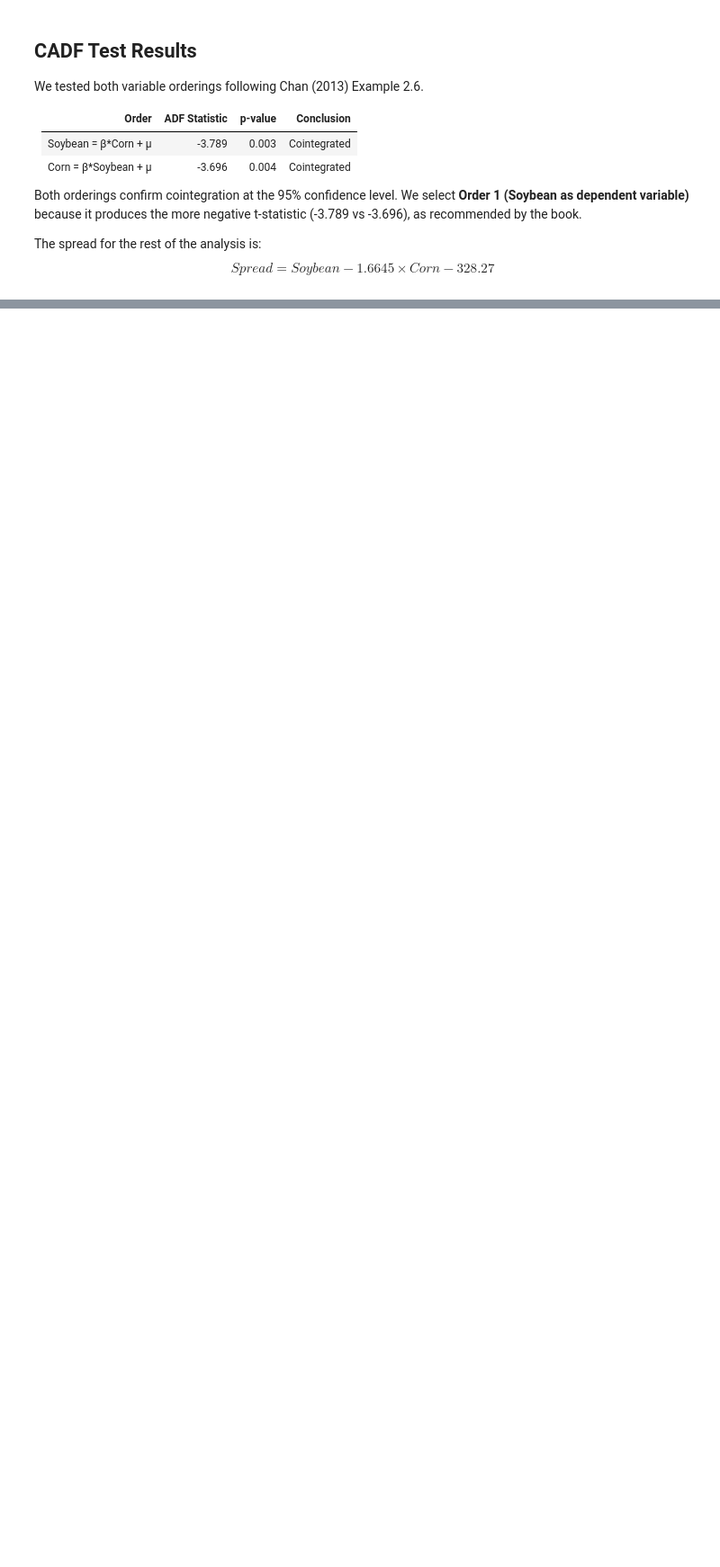
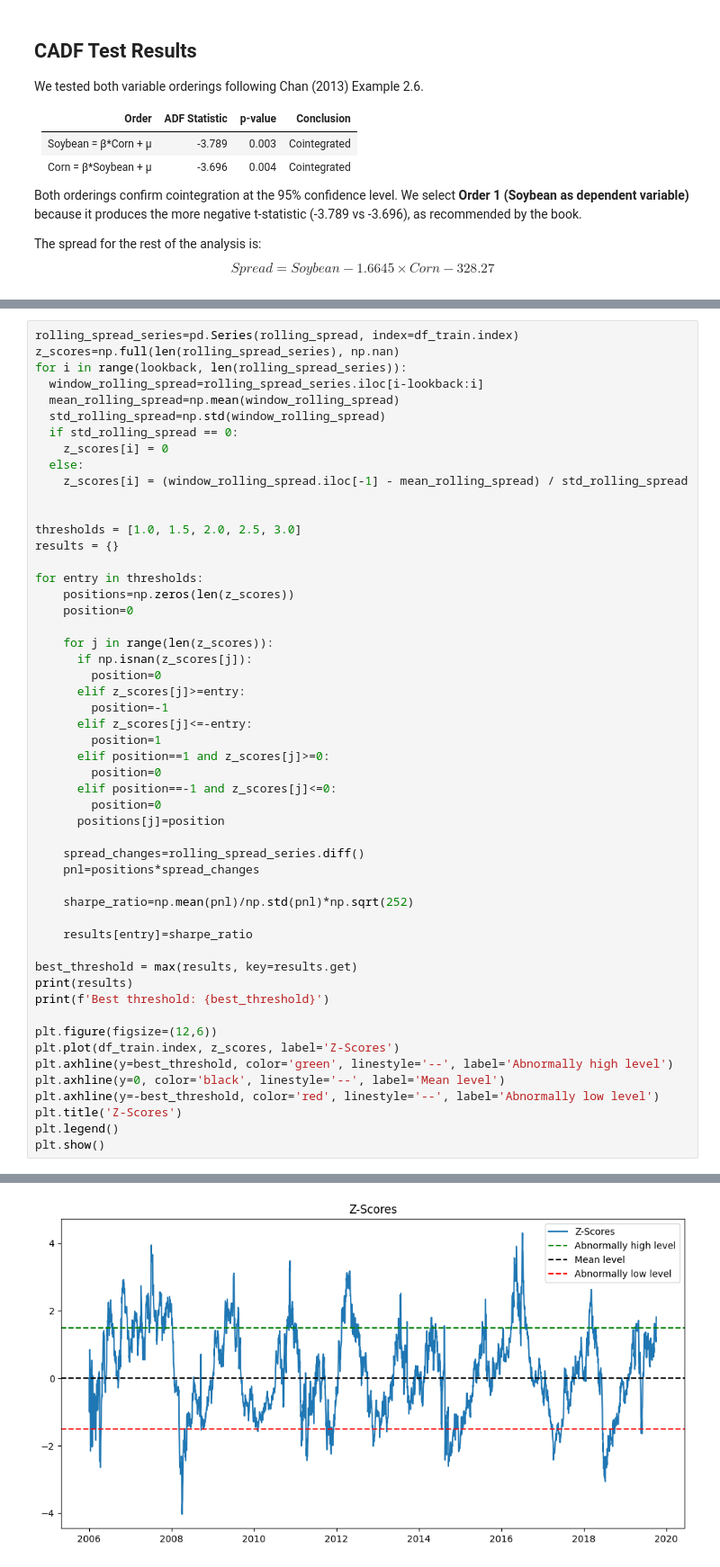
Before and after one commit to wiktorgrocholewski/Spring2026-TIC, a Jupyter notebook: 6_mean_reversion_strategy/strategy_Artem.ipynb, the cells around one changed output, grey strips where cells are left out. Shown at 90% size. Cells and saved outputs as stored; diff of their text form; blank space fills up the shorter version.

Commit message:
mean_reversion_strategy

```diff
--- a/6_mean_reversion_strategy/strategy_Artem.ipynb
+++ b/6_mean_reversion_strategy/strategy_Artem.ipynb
@@ -150,0 +216,53 @@ $$Spread = Soybean - 1.6645 \times Corn - 328.27$$
+# %%
+rolling_spread_series=pd.Series(rolling_spread, index=df_train.index)
+z_scores=np.full(len(rolling_spread_series), np.nan)
+for i in range(lookback, len(rolling_spread_series)):
+  window_rolling_spread=rolling_spread_series.iloc[i-lookback:i]
+  mean_rolling_spread=np.mean(window_rolling_spread)
+  std_rolling_spread=np.std(window_rolling_spread)
+  if std_rolling_spread == 0:
+    z_scores[i] = 0
+  else:
+    z_scores[i] = (window_rolling_spread.iloc[-1] - mean_rolling_spread) / std_rolling_spread
+
+
+thresholds = [1.0, 1.5, 2.0, 2.5, 3.0]
+results = {}
+
+for entry in thresholds:
+    positions=np.zeros(len(z_scores))
+    position=0
+
+    for j in range(len(z_scores)):
+      if np.isnan(z_scores[j]):
+        position=0
+      elif z_scores[j]>=entry:
+        position=-1
+      elif z_scores[j]<=-entry:
+        position=1
+      elif position==1 and z_scores[j]>=0:
+        position=0
+      elif position==-1 and z_scores[j]<=0:
+        position=0
+      positions[j]=position
+
+    spread_changes=rolling_spread_series.diff()
+    pnl=positions*spread_changes
+
+    sharpe_ratio=np.mean(pnl)/np.std(pnl)*np.sqrt(252)
+
+    results[entry]=sharpe_ratio
+
+best_threshold = max(results, key=results.get)
+print(results)
+print(f'Best threshold: {best_threshold}')
+
+plt.figure(figsize=(12,6))
+plt.plot(df_train.index, z_scores, label='Z-Scores')
+plt.axhline(y=best_threshold, color='green', linestyle='--', label='Abnormally high level')
+plt.axhline(y=0, color='black', linestyle='--', label='Mean level')
+plt.axhline(y=-best_threshold, color='red', linestyle='--', label='Abnormally low level')
+plt.title('Z-Scores')
+plt.legend()
+plt.show()
+# %% [output]
@@ -150,0 +271 @@ $$Spread = Soybean - 1.6645 \times Corn - 328.27$$
+[figure, added]
```
Also changed, not shown: parts of 9 cells of this notebook.
